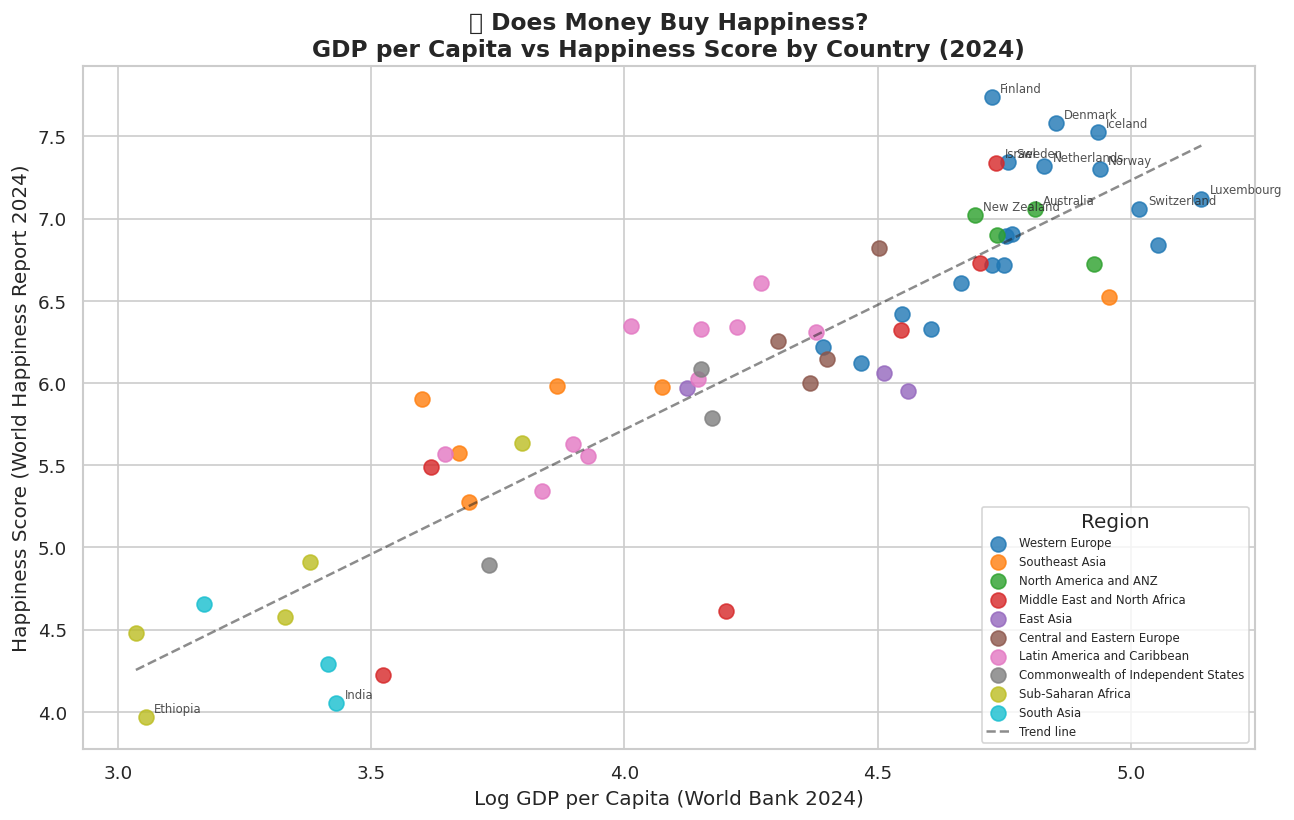
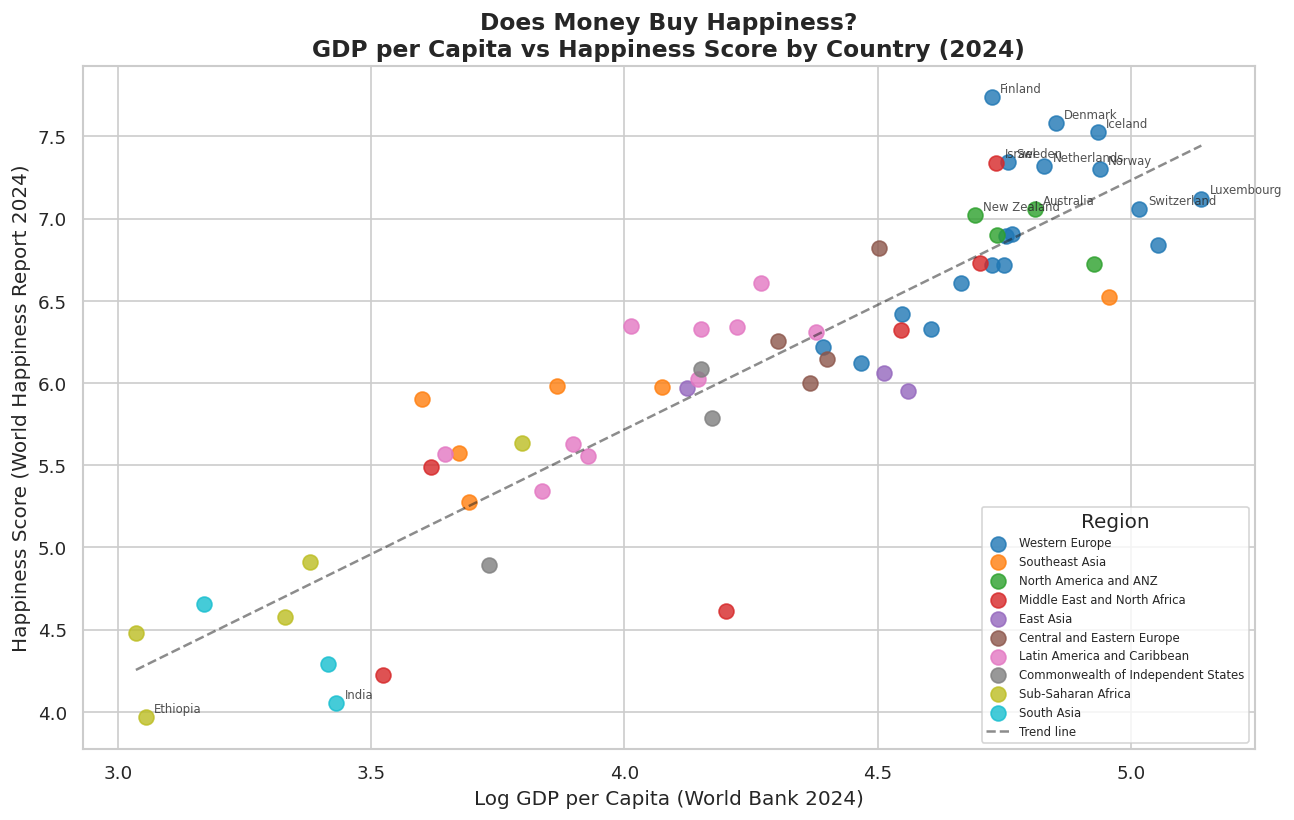
Code edit (unified diff) that turned the first committed figure into the second:
--- before
+++ after
@@ -40,7 +40,8 @@
 ax.set_xlabel('Log GDP per Capita (World Bank 2024)', fontsize=12)
 ax.set_ylabel('Happiness Score (World Happiness Report 2024)', fontsize=12)
-ax.set_title('💰 Does Money Buy Happiness?\nGDP per Capita vs Happiness Score by Country (2024)', fontsize=14, fontweight='bold')
+ax.set_title('Does Money Buy Happiness?\nGDP per Capita vs Happiness Score by Country (2024)', fontsize=14, fontweight='bold')
 ax.legend(loc='lower right', fontsize=7, title='Region')
 
 plt.tight_layout()
+plt.savefig('scatterplot.png')
 plt.show()

Commit: Add files via upload